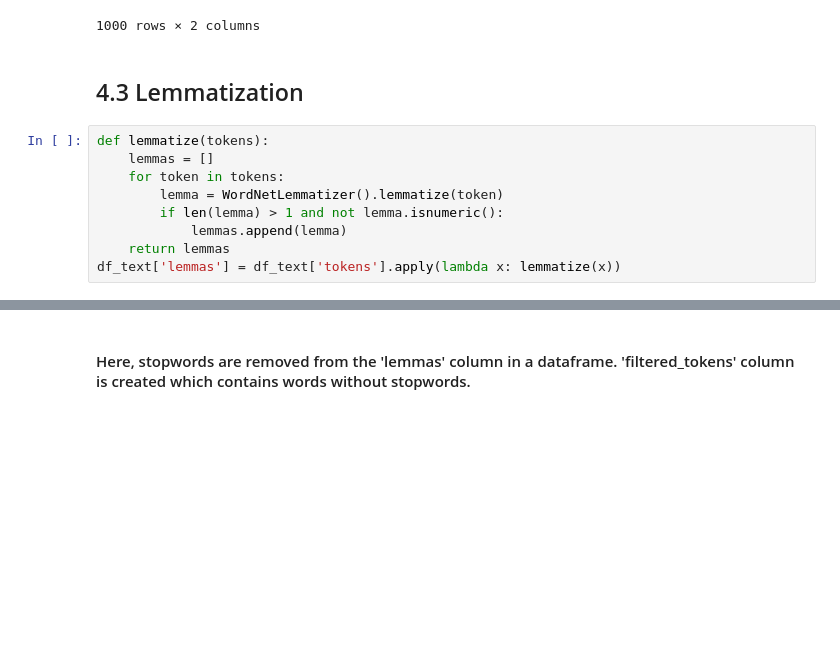
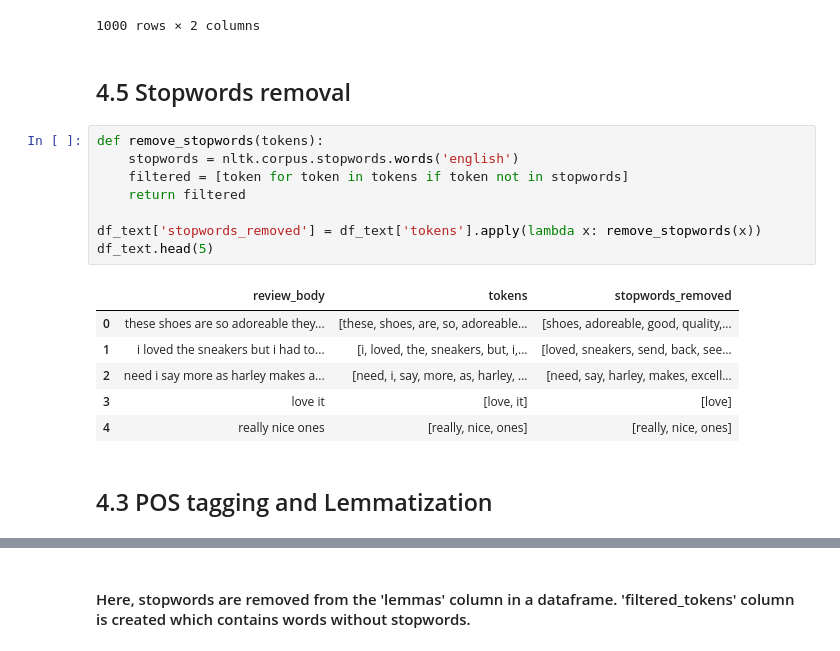
Before and after one commit to shubhampokhrel81/Amazon-US-shoes-review-using-NLP, a Jupyter notebook: assignment1_word_vectorization.ipynb, the cells around one changed output, grey strips where cells are left out. Saved outputs shown, nothing was run; the diff lists cells and outputs as text; blank space fills up the shorter version.

```diff
--- a/assignment1_word_vectorization.ipynb
+++ b/assignment1_word_vectorization.ipynb
@@ -484,14 +484,22 @@ df_text
 | 998 | given as a gift and were just wha... | [given, as, a, gift, and, were, j... |
 | 999 | my husband absolutely loves these... | [my, husband, absolutely, loves, ... |
 1000 rows × 2 columns
+# %% [markdown]
+## 4.5 Stopwords removal
+# %%
+def remove_stopwords(tokens):
+    stopwords = nltk.corpus.stopwords.words('english')
+    filtered = [token for token in tokens if token not in stopwords]
+    return filtered
+
+df_text['stopwords_removed'] = df_text['tokens'].apply(lambda x: remove_stopwords(x))
+df_text.head(5)
+# %% [output]
+|  | review_body | tokens | stopwords_removed |
+| 0 | these shoes are so adoreable they... | [these, shoes, are, so, adoreable... | [shoes, adoreable, good, quality,... |
+| 1 | i loved the sneakers but i had to... | [i, loved, the, sneakers, but, i,... | [loved, sneakers, send, back, see... |
+| 2 | need i say more as harley makes a... | [need, i, say, more, as, harley, ... | [need, say, harley, makes, excell... |
+| 3 | love it | [love, it] | [love] |
+| 4 | really nice ones | [really, nice, ones] | [really, nice, ones] |
 # %% [markdown]
-## 4.3 Lemmatization
+## 4.3 POS tagging and Lemmatization
-# %%
-def lemmatize(tokens):
-    lemmas = []
-    for token in tokens:
-        lemma = WordNetLemmatizer().lemmatize(token)
-        if len(lemma) > 1 and not lemma.isnumeric():
-            lemmas.append(lemma)
-    return lemmas
-df_text['lemmas'] = df_text['tokens'].apply(lambda x: lemmatize(x))
```
Also changed, not shown: parts of 45 cells of this notebook.
